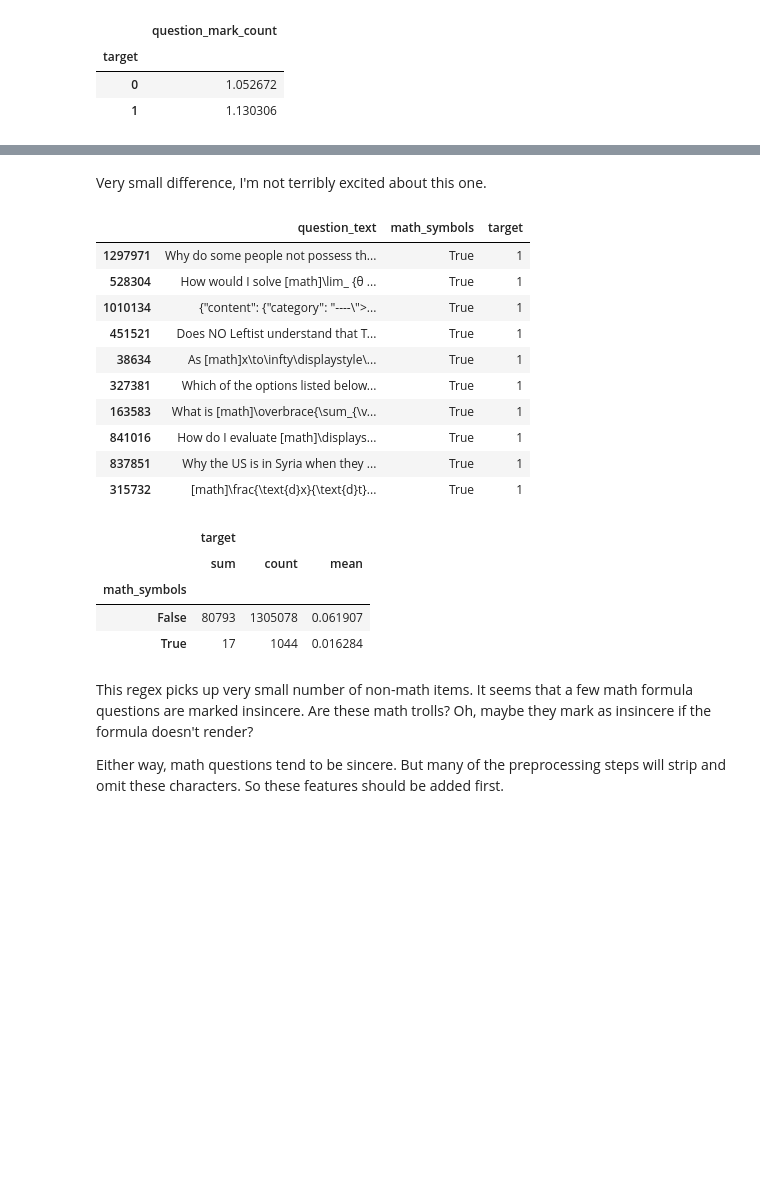
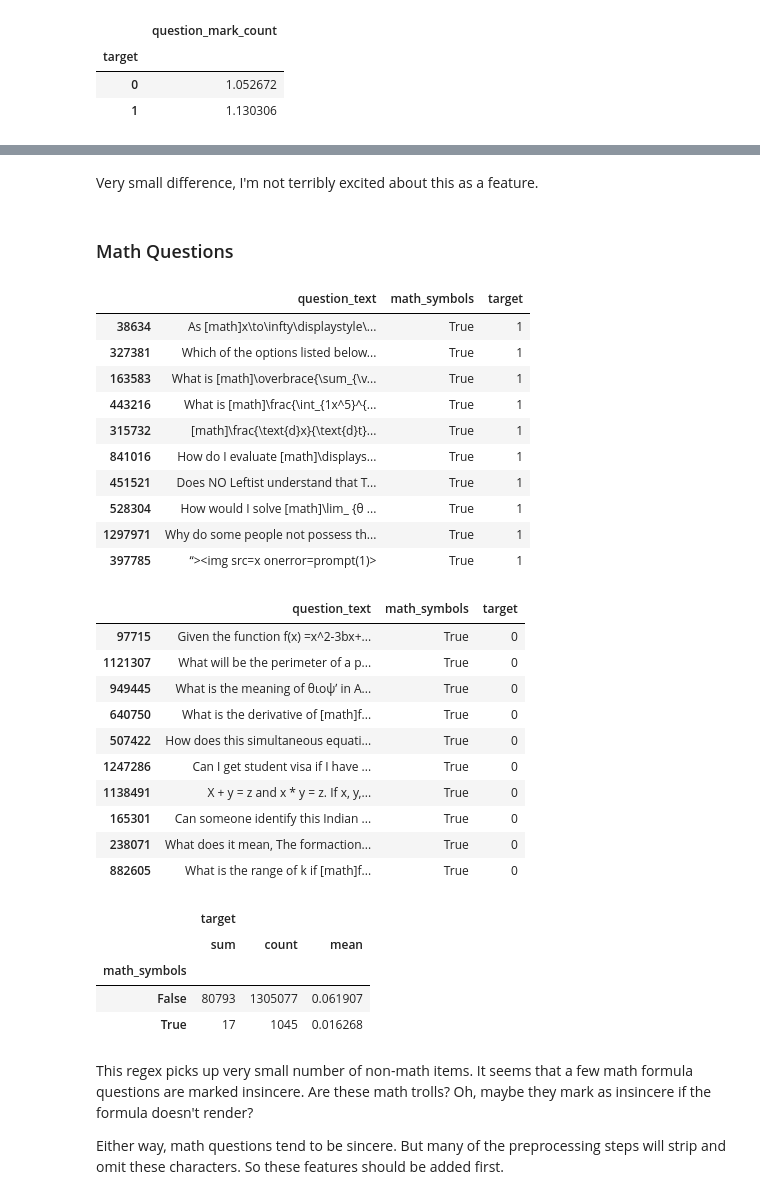
Before and after one commit to carrieisaacson/kaggle_quora, a Jupyter notebook: notebooks/0_EDA.ipynb, the cells around one changed output, grey strips where cells are left out. Cells and saved outputs as stored; diff of their text form; code cells hidden in the pictures; blank space fills up the shorter version.

Commit message:
explore additional features in EDA, math questions, # questions, web links

```diff
--- a/notebooks/0_EDA.ipynb
+++ b/notebooks/0_EDA.ipynb
@@ -485,30 +485,46 @@ dat.loc[dat.question_mark_count > 1, ['question_text', 'target', 'question_mark_
 # %% [markdown]
-Very small difference, I'm not terribly excited about this one.
+Very small difference, I'm not terribly excited about this as a feature.
+# %% [markdown]
+### Math Questions
 # %%
 import re
-dat['math_symbols'] = dat['question_text'].apply(lambda x: len(re.findall("∩|∈|ℝ|∀|φ|θ|ψ|\||√|=|//math",x))>1)
+dat['math_symbols'] = dat['question_text'].apply(lambda x: len(re.findall("∩|∈|ℝ|∀|φ|θ|ψ|\||√|=|//math|//code",x))>1)
 # %%
 dat.loc[np.logical_and(dat.math_symbols,dat.target==1), ['question_text','math_symbols', 'target']].sample(10)
 # %% [output]
 |  | question_text | math_symbols | target |
-| 1297971 | Why do some people not possess th... | True | 1 |
-| 528304 | How would I solve [math]\lim_ {θ ... | True | 1 |
-| 1010134 | {"content": {"category": "----\">... | True | 1 |
-| 451521 | Does NO Leftist understand that T... | True | 1 |
 | 38634 | As [math]x\to\infty\displaystyle\... | True | 1 |
 | 327381 | Which of the options listed below... | True | 1 |
 | 163583 | What is [math]\overbrace{\sum_{\v... | True | 1 |
+| 443216 | What is [math]\frac{\int_{1x^5}^{... | True | 1 |
+| 315732 | [math]\frac{\text{d}x}{\text{d}t}... | True | 1 |
 | 841016 | How do I evaluate [math]\displays... | True | 1 |
-| 837851 | Why the US is in Syria when they ... | True | 1 |
-| 315732 | [math]\frac{\text{d}x}{\text{d}t}... | True | 1 |
+| 451521 | Does NO Leftist understand that T... | True | 1 |
+| 528304 | How would I solve [math]\lim_ {θ ... | True | 1 |
+| 1297971 | Why do some people not possess th... | True | 1 |
+| 397785 | “><img src=x onerror=prompt(1)> | True | 1 |
+# %%
+dat.loc[np.logical_and(dat.math_symbols,dat.target==0), ['question_text','math_symbols', 'target']].sample(10)
+# %% [output]
+|  | question_text | math_symbols | target |
+| 97715 | Given the function f(x) =x^2-3bx+... | True | 0 |
+| 1121307 | What will be the perimeter of a p... | True | 0 |
+| 949445 | What is the meaning of θιοψʼ in A... | True | 0 |
+| 640750 | What is the derivative of [math]f... | True | 0 |
+| 507422 | How does this simultaneous equati... | True | 0 |
+| 1247286 | Can I get student visa if I have ... | True | 0 |
+| 1138491 | X + y = z and x * y = z. If x, y,... | True | 0 |
+| 165301 | Can someone identify this Indian ... | True | 0 |
+| 238071 | What does it mean, The formaction... | True | 0 |
+| 882605 | What is the range of k if [math]f... | True | 0 |
 # %%
 dat[['math_symbols', 'target']].groupby('math_symbols').agg(['sum','count','mean'])
 # %% [output]
 |  | target |  |  |
 |  | sum | count | mean |
 | math_symbols |  |  |  |
-| False | 80793 | 1305078 | 0.061907 |
-| True | 17 | 1044 | 0.016284 |
+| False | 80793 | 1305077 | 0.061907 |
+| True | 17 | 1045 | 0.016268 |
 # %% [markdown]
 This regex picks up very small number of non-math items. It seems that a few math formula questions are marked insincere. Are these math trolls? Oh, maybe they mark as insincere if the formula doesn't render?
 
```
Also changed, not shown: parts of 10 cells of this notebook.
